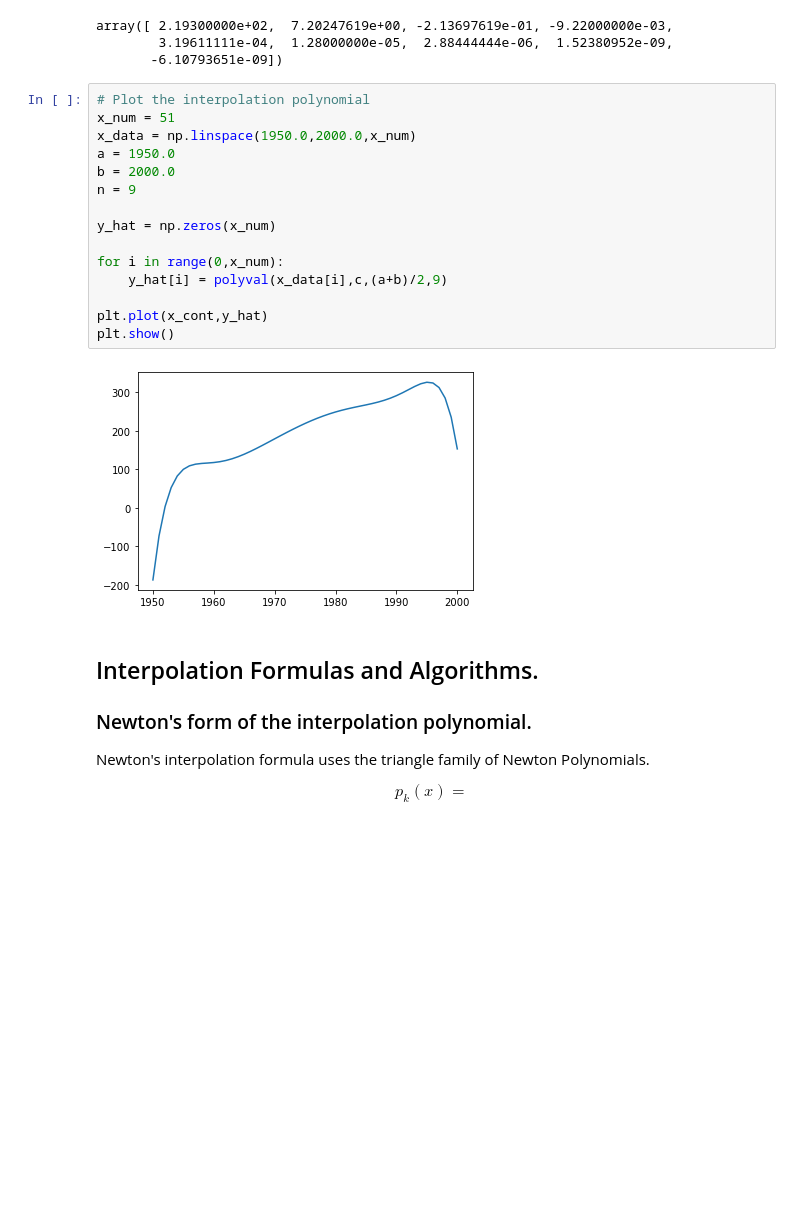
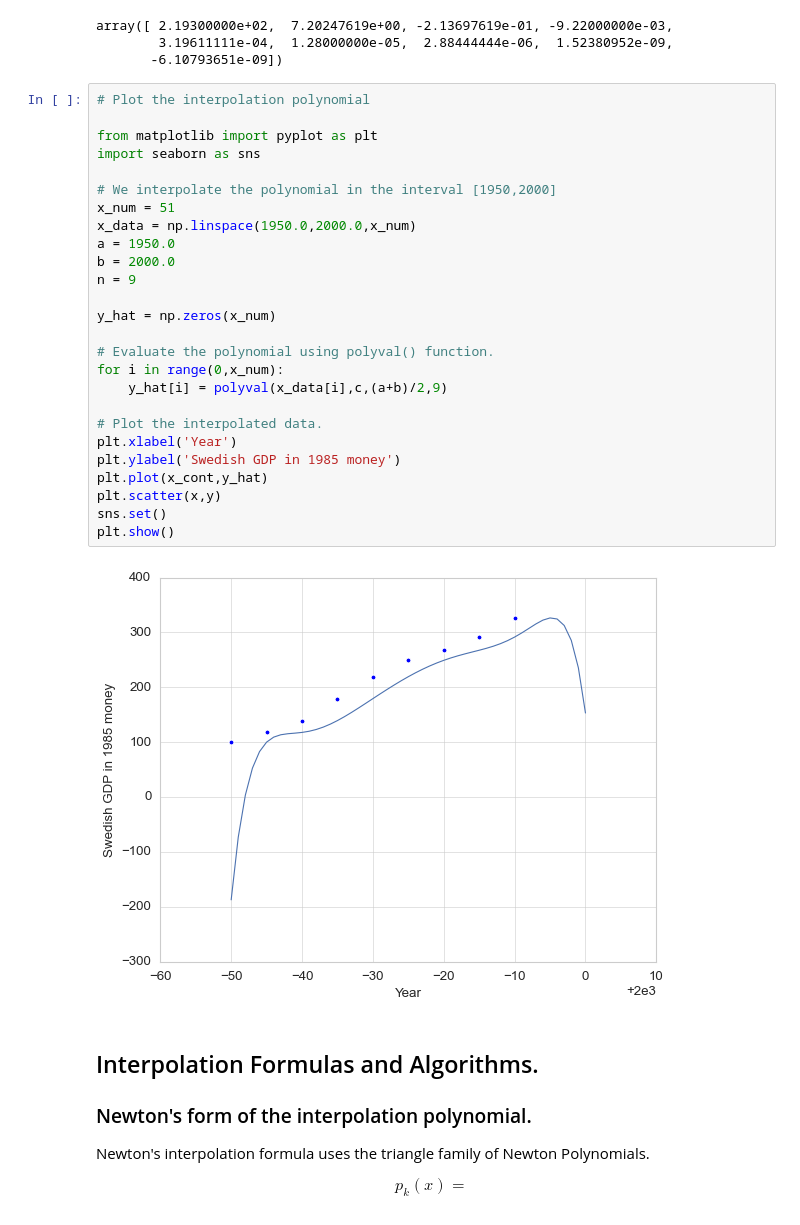
Before and after one commit to quantophile/numerical_methods, a Jupyter notebook: Interpolation_and_approximation.ipynb, the cells around one changed output. Drawn from its saved outputs; the diff is of its cells as text; blank space fills up the shorter version.

Commit message:
Update Interpolation polynomials notebook

```diff
--- a/Interpolation_and_approximation.ipynb
+++ b/Interpolation_and_approximation.ipynb
@@ -600,21 +600,32 @@ array([ 2.19300000e+02,  7.20247619e+00, -2.13697619e-01, -9.22000000e-03,
        -6.10793651e-09])
 # %%
 # Plot the interpolation polynomial
+
+from matplotlib import pyplot as plt
+import seaborn as sns
+
+# We interpolate the polynomial in the interval [1950,2000]
 x_num = 51
 x_data = np.linspace(1950.0,2000.0,x_num)
 a = 1950.0
 b = 2000.0
 n = 9
 
 y_hat = np.zeros(x_num)
 
+# Evaluate the polynomial using polyval() function.
 for i in range(0,x_num):
     y_hat[i] = polyval(x_data[i],c,(a+b)/2,9)
 
+# Plot the interpolated data.
+plt.xlabel('Year')
+plt.ylabel('Swedish GDP in 1985 money')
 plt.plot(x_cont,y_hat)
+plt.scatter(x,y)
+sns.set()
 plt.show()
 # %% [output]
-[figure, old version]
+[figure, new version]
 # %% [markdown]
 ## Interpolation Formulas and Algorithms.
 
```
